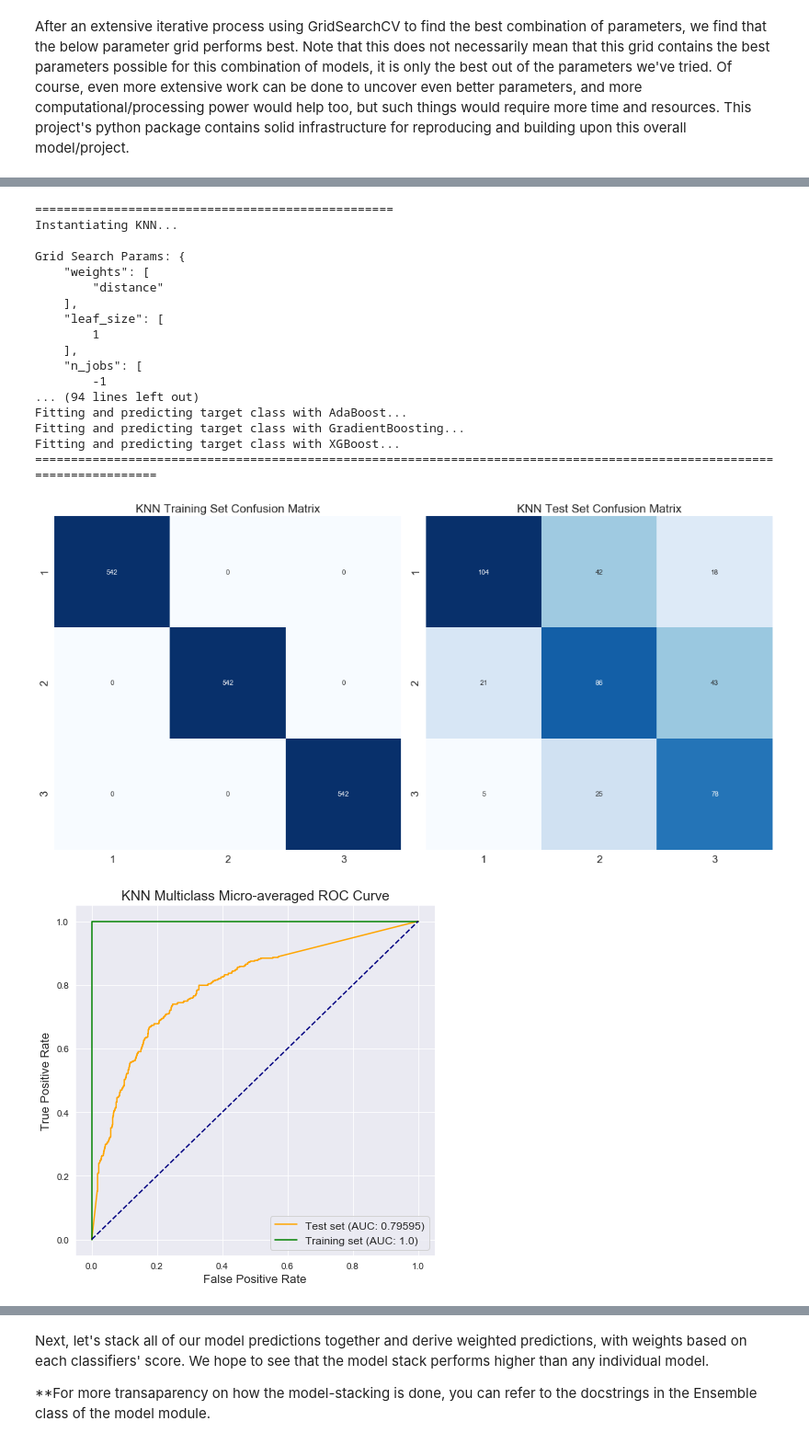
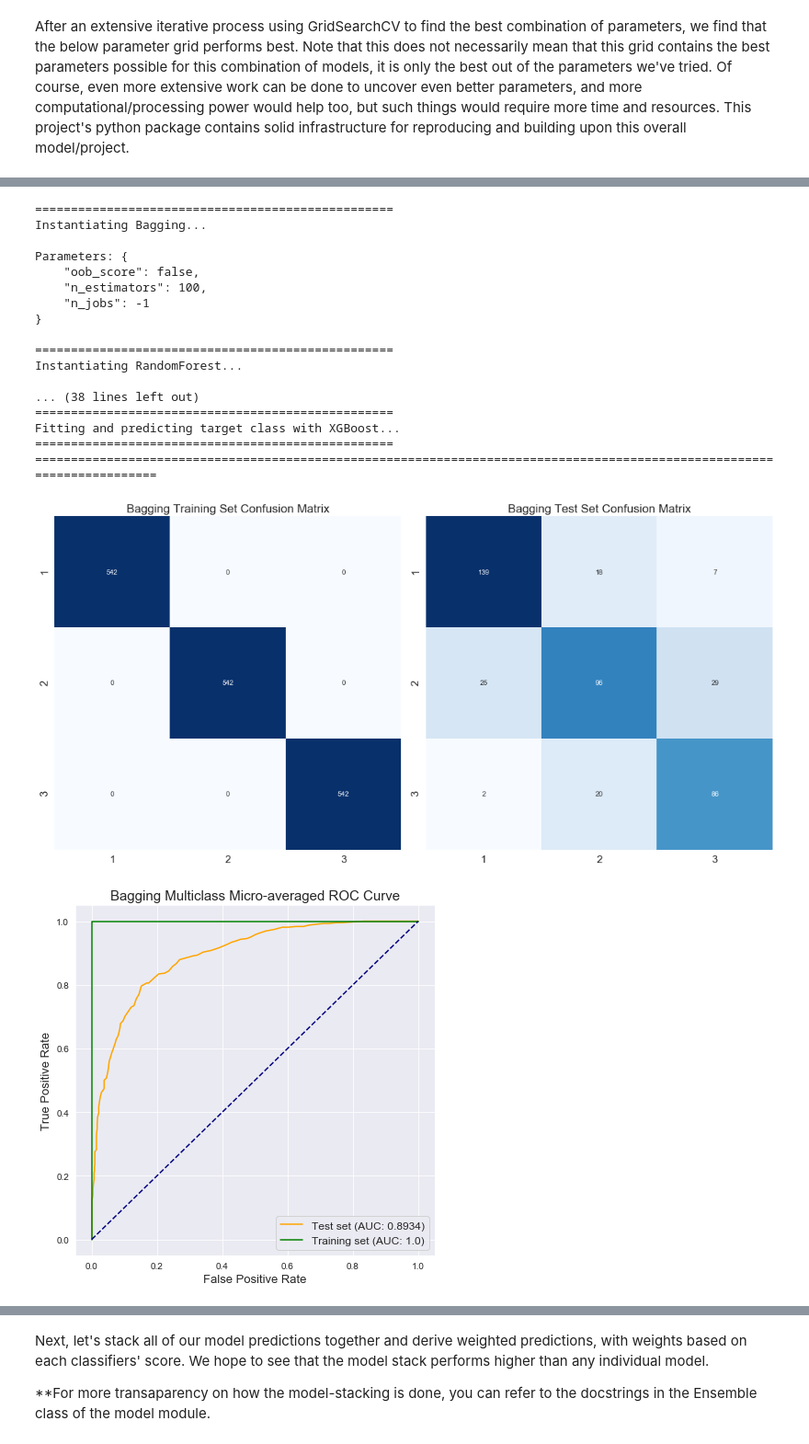
Before and after one commit to janabdullah96/Corporate-Credit-Risk-Classification-Model, a Jupyter notebook: modeling.ipynb, the cells around one changed output, grey strips where cells are left out. Shown at 92% size. Cells and saved outputs as stored; diff of their text form; code cells hidden in the pictures.

Commit message:
Re-run with updates made to modules
- Rerun with new pre-processing object
- Rerun with model.py module updates

```diff
--- a/modeling.ipynb
+++ b/modeling.ipynb
@@ -97,43 +97,28 @@ Now let's go through the performance of each model and decide which models to in
 - GradientBoosting
 - XGBoost
 # %%
-models = ['KNN', 'Bagging', 'RandomForest', 'AdaBoost', 'GradientBoosting', 'XGBoost']
+models = ['Bagging', 'RandomForest', 'AdaBoost', 'GradientBoosting', 'XGBoost']
 # %% [markdown]
 After an extensive iterative process using GridSearchCV to find the best combination of parameters, we find that the below parameter grid performs best. Note that this does not necessarily mean that this grid contains the best parameters possible for this combination of models, it is only the best out of the parameters we've tried. Of course, even more extensive work can be done to uncover even better parameters, and more computational/processing power would help too, but such things would require more time and resources. This project's python package contains solid infrastructure for reproducing and building upon this overall model/project.
 # %%
 param_grid = {
-    'KNN': {
-        'weights': ['distance'],
-        'leaf_size': [1],
-        'n_jobs': [-1]
-    },
     'Bagging': {
-        'oob_score': [True],
-        'n_estimators': [65],
+        'oob_score': [False],
+        'n_estimators': [100],
         'n_jobs': [-1]
     },
     'RandomForest': {
         'min_samples_split': [4],
         'min_samples_leaf': [2],
-        'n_estimators': [400],
+        'n_estimators': [500],
         'criterion': ['entropy'],
-        'max_depth': [400]
-    },
-    'AdaBoost': {
-        'n_estimators': [400]
+        'max_depth': [500]
     },
     'GradientBoosting': {
-        'n_estimators': [200],
-        'max_depth': [30],
-        'min_samples_split': [9],
-        'min_samples_leaf': [3]
-    },
-    'XGBoost': {
-        'max_depth': [6],
-        'min_child_weight': [3],
-        'gamma': [0],
-        'subsample': [1],
-        'n_estimators': [50]
+        'n_estimators': [500],
+        'max_depth': [50],
+        'min_samples_split': [2],
+        'min_samples_leaf': [9]
     }
 }
 # %% [markdown]
@@ -141,39 +126,39 @@ Now we will initialize our Model object and run each classifier with the specifi
 # %%
 #initialize Model instance object
 adjusted_model = Model(
     X_train,
     X_test,
     y_train,
     y_test,
     gs_param_grid=param_grid,
-    cv=5,
+    cv=3,
     random_state=456
 )
 #instantiate selected models
-adjusted_model.instantiate_models(models=models, display_best_params=False)
+adjusted_model.instantiate_models(models=models)
 #fit all models and make predictions
 adjusted_model.fit_all()
 #display metrics for each classifier
 adjusted_model.display_metrics()
 # %% [output]
 ==================================================
-Instantiating KNN...
+Instantiating Bagging...
 
-Grid Search Params: {
-    "weights": [
-        "distance"
-    ],
-    "leaf_size": [
-        1
-    ],
-    "n_jobs": [
-        -1
-... (94 lines left out)
-Fitting and predicting target class with AdaBoost...
-Fitting and predicting target class with GradientBoosting...
+Parameters: {
+    "oob_score": false,
+    "n_estimators": 100,
+    "n_jobs": -1
+}
+
+==================================================
+Instantiating RandomForest...
+
+... (38 lines left out)
+==================================================
 Fitting and predicting target class with XGBoost...
+==================================================
 ========================================================================================================================
-[figure, old version]
+[figure, new version]
-[figure, old version]
+[figure, new version]
 ========================================================================================================================
 ========================================================================================================================
```
Also changed, not shown: parts of 11 cells of this notebook.
